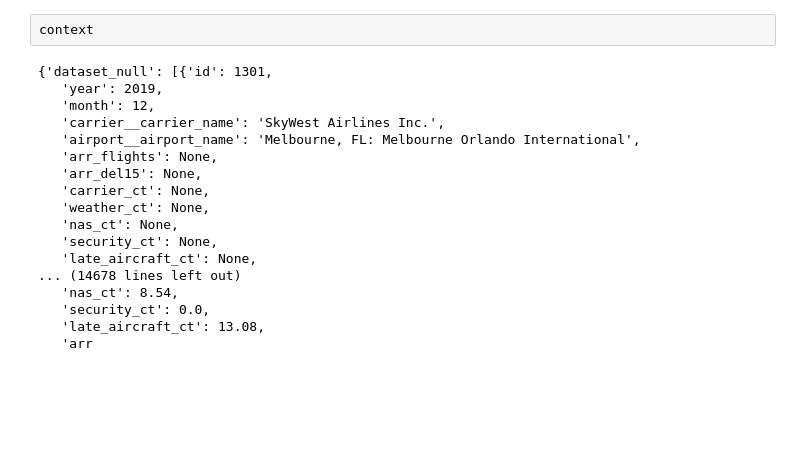
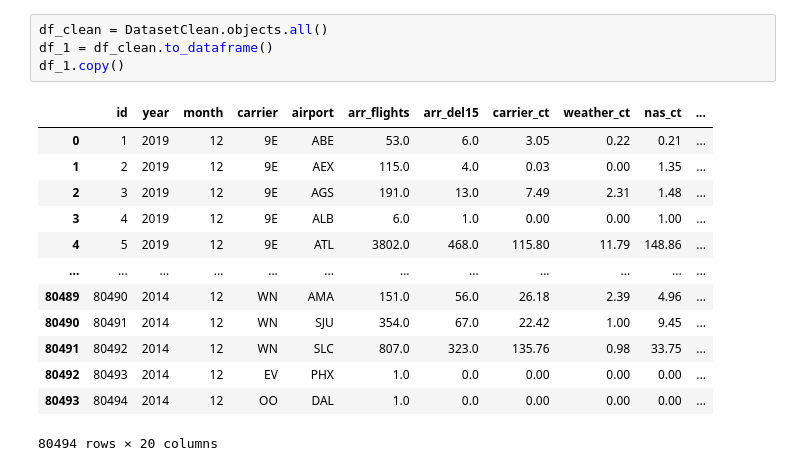
Before and after one commit to KurangKering/sdfsfslvjx, a Jupyter notebook: app/system/flightdelay/Untitled.ipynb, the cells around one changed output. Drawn from its saved outputs; the diff is of its cells as text; blank space fills up the shorter version.

```diff
--- a/app/system/flightdelay/Untitled.ipynb
+++ b/app/system/flightdelay/Untitled.ipynb
@@ -28,22 +37,20 @@ library.cleaning_dataset()
    'late_aircraft_ct': 13.08,
    'arr
 # %%
-context
+df_clean = DatasetClean.objects.all()
+df_1 = df_clean.to_dataframe()
+df_1.copy()
 # %% [output]
+|  | id | year | month | carrier | airport | arr_flights | arr_del15 | carrier_ct | weather_ct | nas_ct | ... |
+| 0 | 1 | 2019 | 12 | 9E | ABE | 53.0 | 6.0 | 3.05 | 0.22 | 0.21 | ... |
+| 1 | 2 | 2019 | 12 | 9E | AEX | 115.0 | 4.0 | 0.03 | 0.00 | 1.35 | ... |
+| 2 | 3 | 2019 | 12 | 9E | AGS | 191.0 | 13.0 | 7.49 | 2.31 | 1.48 | ... |
+| 3 | 4 | 2019 | 12 | 9E | ALB | 6.0 | 1.0 | 0.00 | 0.00 | 1.00 | ... |
+| 4 | 5 | 2019 | 12 | 9E | ATL | 3802.0 | 468.0 | 115.80 | 11.79 | 148.86 | ... |
+| ... | ... | ... | ... | ... | ... | ... | ... | ... | ... | ... | ... |
+| 80489 | 80490 | 2014 | 12 | WN | AMA | 151.0 | 56.0 | 26.18 | 2.39 | 4.96 | ... |
+| 80490 | 80491 | 2014 | 12 | WN | SJU | 354.0 | 67.0 | 22.42 | 1.00 | 9.45 | ... |
+| 80491 | 80492 | 2014 | 12 | WN | SLC | 807.0 | 323.0 | 135.76 | 0.98 | 33.75 | ... |
+| 80492 | 80493 | 2014 | 12 | EV | PHX | 1.0 | 0.0 | 0.00 | 0.00 | 0.00 | ... |
+| 80493 | 80494 | 2014 | 12 | OO | DAL | 1.0 | 0.0 | 0.00 | 0.00 | 0.00 | ... |
-{'dataset_null': [{'id': 1301,
-   'year': 2019,
-   'month': 12,
-   'carrier__carrier_name': 'SkyWest Airlines Inc.',
-   'airport__airport_name': 'Melbourne, FL: Melbourne Orlando International',
-   'arr_flights': None,
-   'arr_del15': None,
-   'carrier_ct': None,
-   'weather_ct': None,
-   'nas_ct': None,
-   'security_ct': None,
-   'late_aircraft_ct': None,
-... (14678 lines left out)
-   'nas_ct': 8.54,
-   'security_ct': 0.0,
-   'late_aircraft_ct': 13.08,
-   'arr
+80494 rows × 20 columns
```
Also changed, not shown: parts of 14 cells of this notebook, 9 other files.
